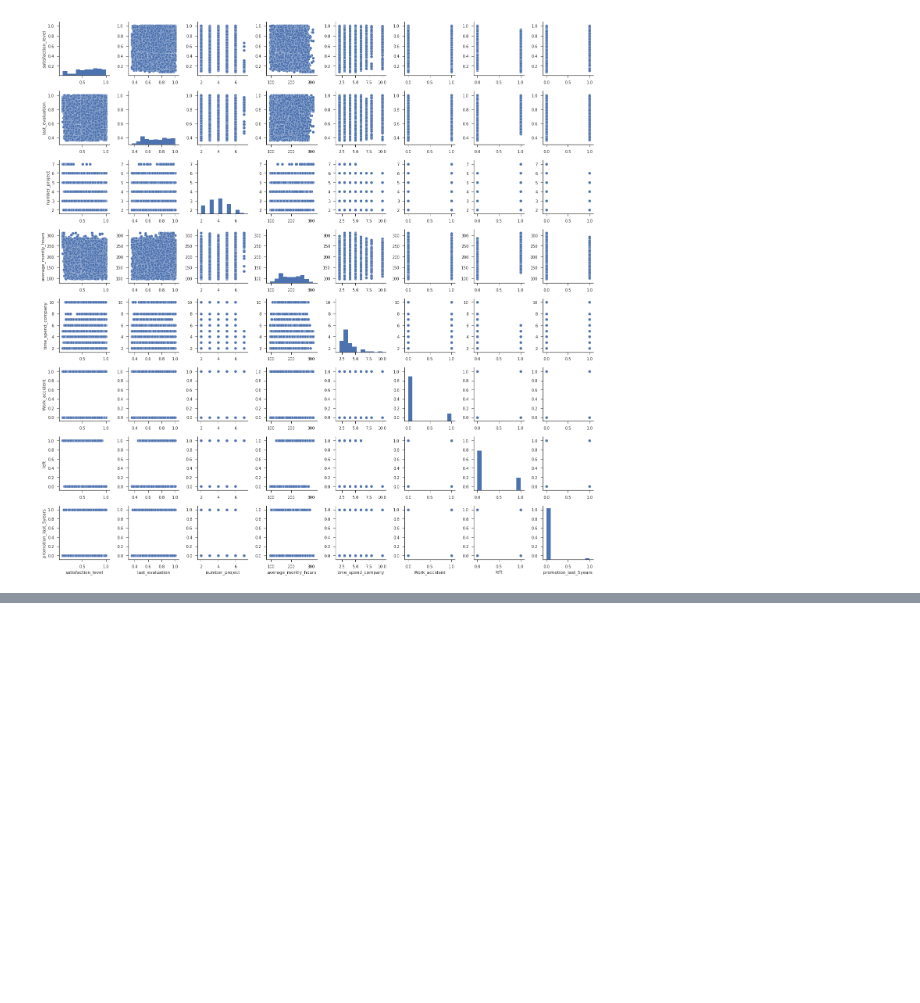
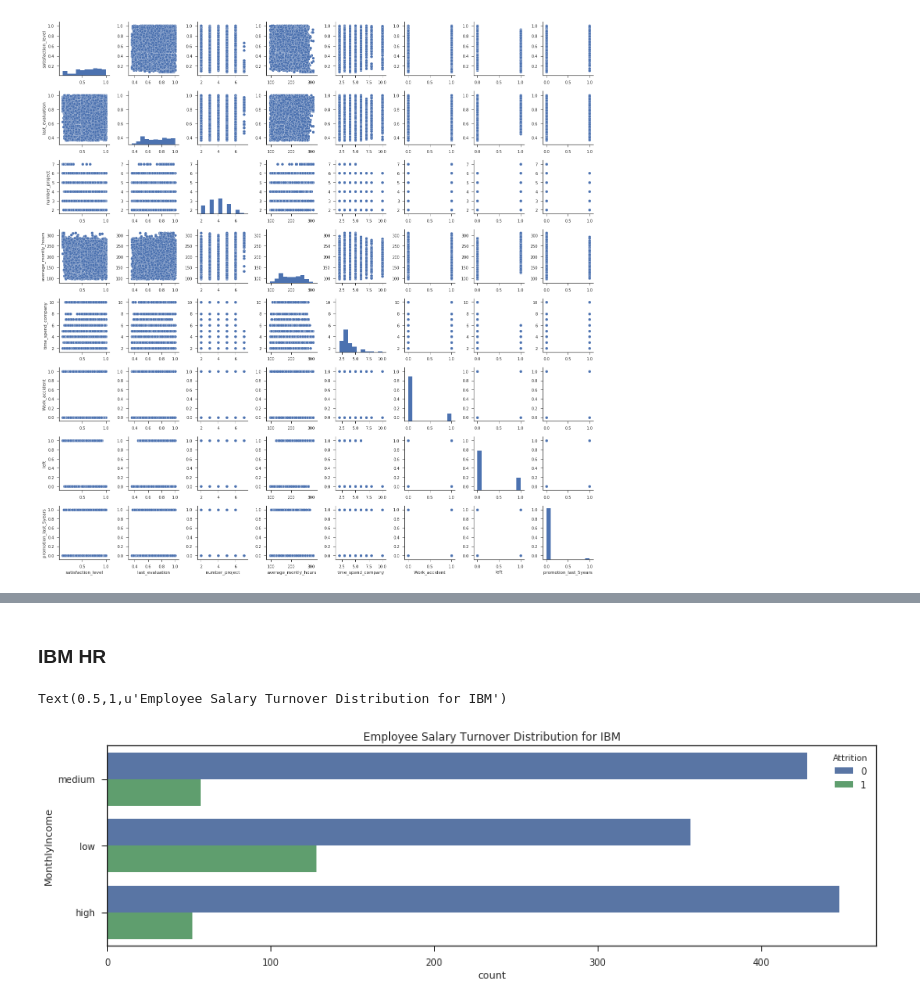
Before and after one commit to Wajih-Sid/Data-Science-Project, a Jupyter notebook: Project.ipynb, the cells around one changed output, grey strips where cells are left out. Cells and saved outputs as stored; diff of their text form; code cells hidden in the pictures; blank space fills up the shorter version.

```diff
--- a/Project.ipynb
+++ b/Project.ipynb
@@ -97,0 +134,30 @@ plt.show()
+# %% [markdown]
+### IBM HR
+# %%
+import numpy as np
+
+ibm_cpy = copy.deepcopy(ibm_df)
+low_sal = ibm_cpy['MonthlyIncome']
+
+a = np.array(ibm_cpy['MonthlyIncome'])
+low_range = np.percentile(a, 33)
+medium_range = np.percentile(a, 66)
+
+
+def cat_to_sal(sal):
+    if sal <= low_range:
+        return 'low'
+    elif sal >= low_range and sal < medium_range:
+        return 'medium'
+    elif sal >= medium_range:
+        return 'high'
+
+incomes = [cat_to_sal(x) for x in ibm_cpy['MonthlyIncome'].values]
+ibm_cpy["MonthlyIncome"] = incomes
+
+
+f, ax = plt.subplots(figsize=(15, 4))
+sns.countplot(y="MonthlyIncome", hue='Attrition', data=ibm_cpy).set_title('Employee Salary Turnover Distribution for IBM')
+# %% [output]
+Text(0.5,1,u'Employee Salary Turnover Distribution for IBM')
+[figure, added]
```
Also changed, not shown: parts of 7 cells of this notebook.
